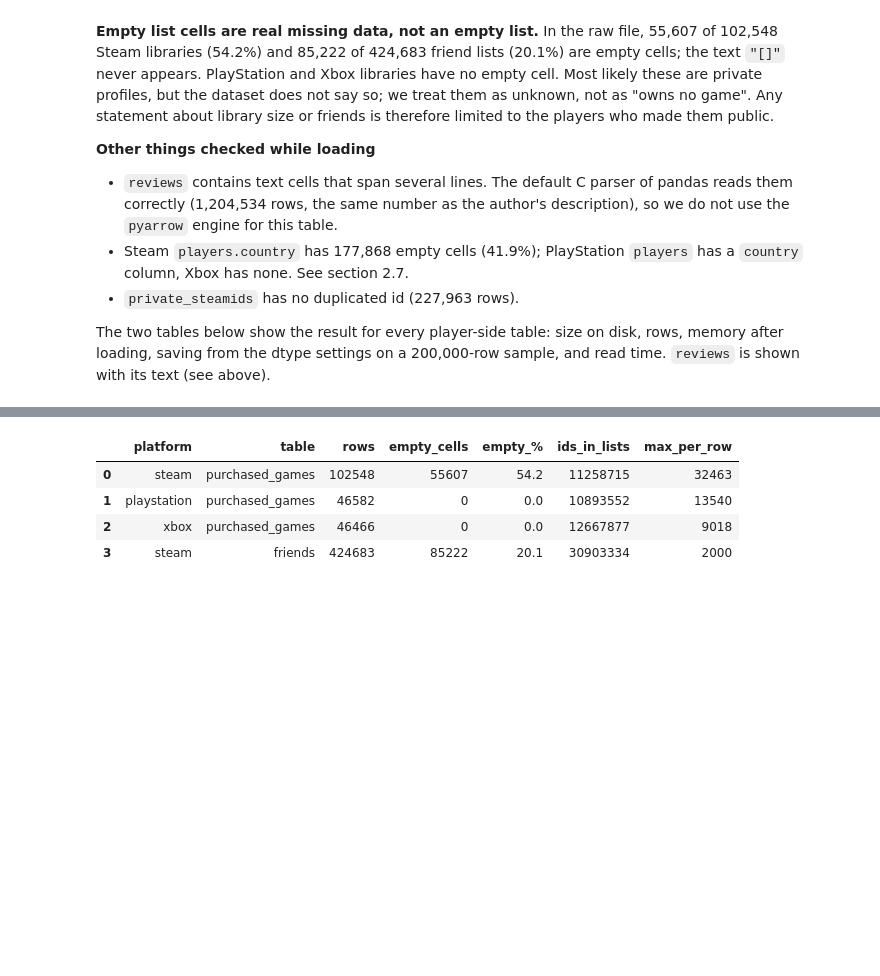
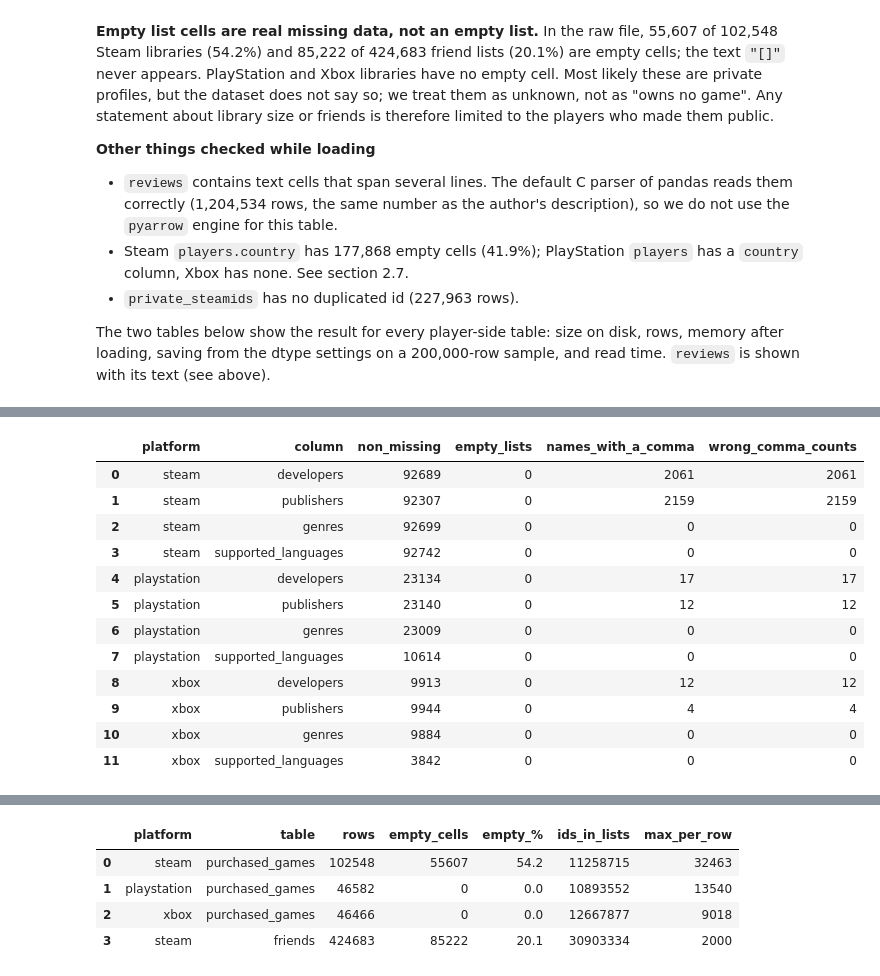
Before and after one commit to minhnguyen1210/Gaming-Profiles, a Jupyter notebook: notebooks/01_collection_exploration.ipynb, the cells around one changed output, grey strips where cells are left out. Saved outputs shown, nothing was run; the diff lists cells and outputs as text; code cells hidden in the pictures; blank space fills up the shorter version.

```diff
--- a/notebooks/01_collection_exploration.ipynb
+++ b/notebooks/01_collection_exploration.ipynb
@@ -274,0 +373,33 @@ from the dtype settings on a 200,000-row sample, and read time. `reviews` is sho
+# %%
+# List columns of the games tables: parse them as Python lists rather than counting commas
+from src.data_loading import GAME_LIST_COLUMNS, count_list_items, parse_list_column
+
+list_checks = []
+for platform in PLATFORMS:
+    games = load_game_table(platform, "games")
+    for column in GAME_LIST_COLUMNS:
+        parsed = parse_list_column(games[column])  # NaN stays NaN: the value is unknown, not an empty list
+        present = parsed.notna()
+        comma_inside = parsed[present].map(lambda items: any("," in item for item in items))
+        list_checks.append({
+            "platform": platform, "column": column,
+            "non_missing": int(present.sum()),
+            "empty_lists": int((parsed[present].map(len) == 0).sum()),
+            "names_with_a_comma": int(comma_inside.sum()),
+            "wrong_comma_counts": int((count_list_items(games[column])[present] != parsed[present].map(len)).sum()),
+        })
+pd.DataFrame(list_checks)
+# %% [output]
+|  | platform | column | non_missing | empty_lists | names_with_a_comma | wrong_comma_counts |
+| 0 | steam | developers | 92689 | 0 | 2061 | 2061 |
+| 1 | steam | publishers | 92307 | 0 | 2159 | 2159 |
+| 2 | steam | genres | 92699 | 0 | 0 | 0 |
+| 3 | steam | supported_languages | 92742 | 0 | 0 | 0 |
+| 4 | playstation | developers | 23134 | 0 | 17 | 17 |
+| 5 | playstation | publishers | 23140 | 0 | 12 | 12 |
+| 6 | playstation | genres | 23009 | 0 | 0 | 0 |
+| 7 | playstation | supported_languages | 10614 | 0 | 0 | 0 |
+| 8 | xbox | developers | 9913 | 0 | 12 | 12 |
+| 9 | xbox | publishers | 9944 | 0 | 4 | 4 |
+| 10 | xbox | genres | 9884 | 0 | 0 | 0 |
+| 11 | xbox | supported_languages | 3842 | 0 | 0 | 0 |
```
Also changed, not shown: parts of 25 cells of this notebook, 4 other files.
